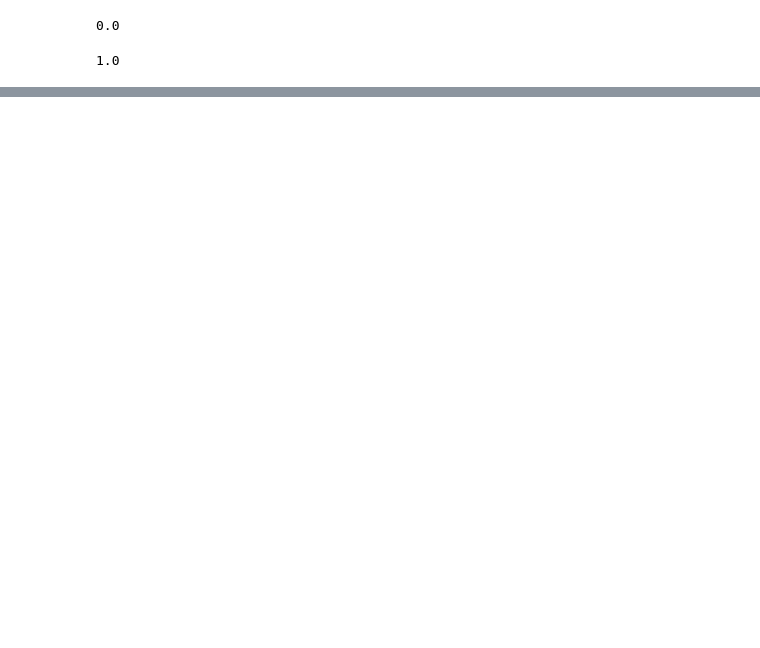
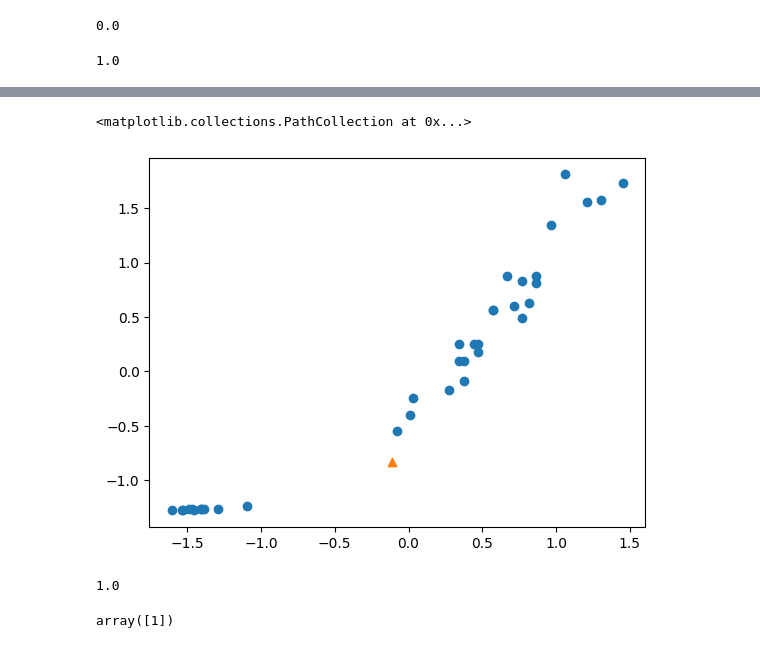
Before and after one commit to hayden-71/TIL, a Jupyter notebook: 머신러닝/01_knn_class.ipynb, the cells around one changed output, grey strips where cells are left out. Drawn from its saved outputs; the diff is of its cells as text; code cells hidden in the pictures; blank space fills up the shorter version.

```diff
--- a/머신러닝/01_knn_class.ipynb
+++ b/머신러닝/01_knn_class.ipynb
@@ -128,0 +144,27 @@ plt.show()
+# %%
+import numpy as np
+
+# z-score 정규화
+mean = np.mean(train_X, axis=0)
+std = np.std(train_X, axis=0)
+scaled_X = (train_X - mean) / std
+# %%
+new= ([25, 150]- mean) / std
+plt.scatter(scaled_X[:]['l'], scaled_X[:]['w'])
+plt.scatter(new[0], new[1], marker='^')
+# %% [output]
+<matplotlib.collections.PathCollection at 0x...>
+[figure, added]
+# %%
+# z-score로 바꾸고 학습
+kn.fit(scaled_X, train_y)
+
+# 트레인셋의 평균, 표준편차를 기준으로 테스트셋을 확인하는 게 맞다!
+test_scaled_X = (test_X - mean) / std
+kn.score(test_scaled_X, test_y)
+# %% [output]
+1.0
+# %%
+kn.predict([new])
+# %% [output]
+array([1])
```
Also changed, not shown: parts of 6 cells of this notebook, 3 other files.
